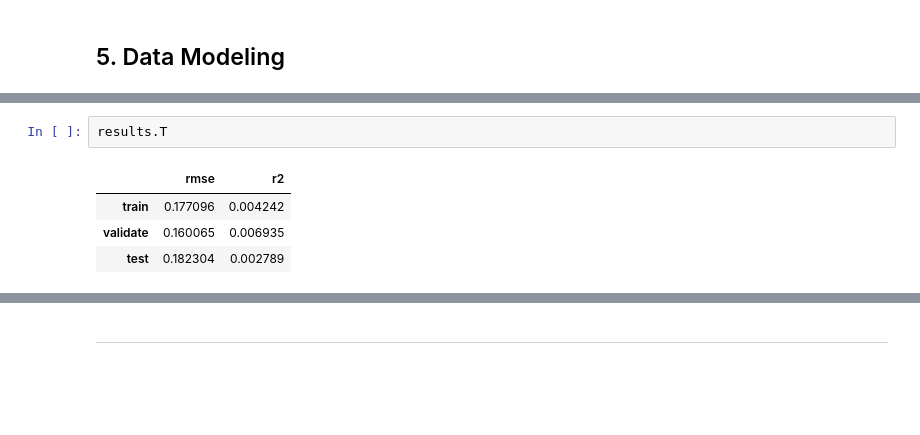
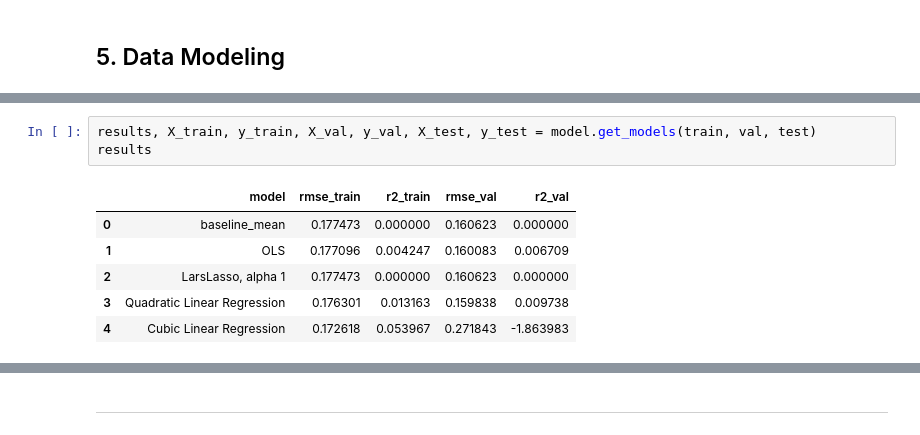
Before and after one commit to zillow-cluster-project/zillow-cluster-repo, a Jupyter notebook: final_report.ipynb, the cells around one changed output, grey strips where cells are left out. Drawn from its saved outputs; the diff is of its cells as text; blank space fills up the shorter version.

```diff
--- a/final_report.ipynb
+++ b/final_report.ipynb
@@ -530,7 +300,10 @@ results = pd.DataFrame({'train':
-# %%
-results.T
-# %% [output]
-|  | rmse | r2 |
-| train | 0.177096 | 0.004242 |
-| validate | 0.160065 | 0.006935 |
-| test | 0.182304 | 0.002789 |
+# %%
+results, X_train, y_train, X_val, y_val, X_test, y_test = model.get_models(train, val, test)
+results
+# %% [output]
+|  | model | rmse_train | r2_train | rmse_val | r2_val |
+| 0 | baseline_mean | 0.177473 | 0.000000 | 0.160623 | 0.000000 |
+| 1 | OLS | 0.177096 | 0.004247 | 0.160083 | 0.006709 |
+| 2 | LarsLasso, alpha 1 | 0.177473 | 0.000000 | 0.160623 | 0.000000 |
+| 3 | Quadratic Linear Regression | 0.176301 | 0.013163 | 0.159838 | 0.009738 |
+| 4 | Cubic Linear Regression | 0.172618 | 0.053967 | 0.271843 | -1.863983 |
```
Also changed, not shown: parts of 25 cells of this notebook, 2 other files.
